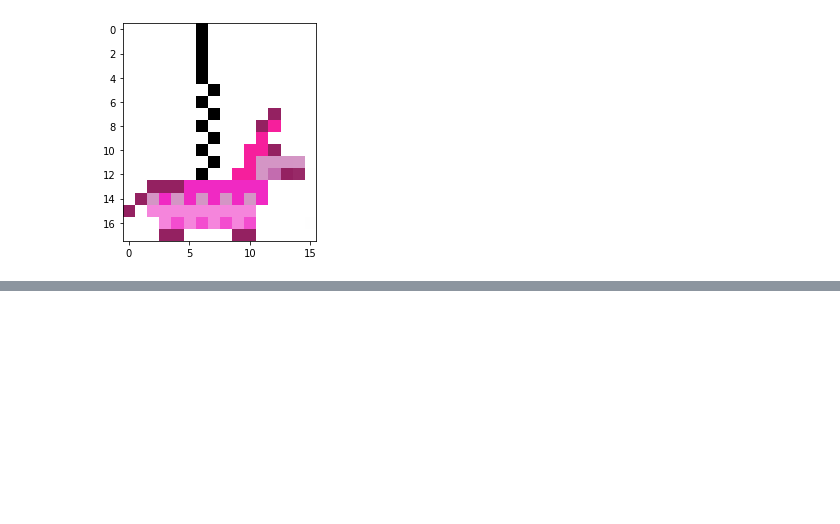
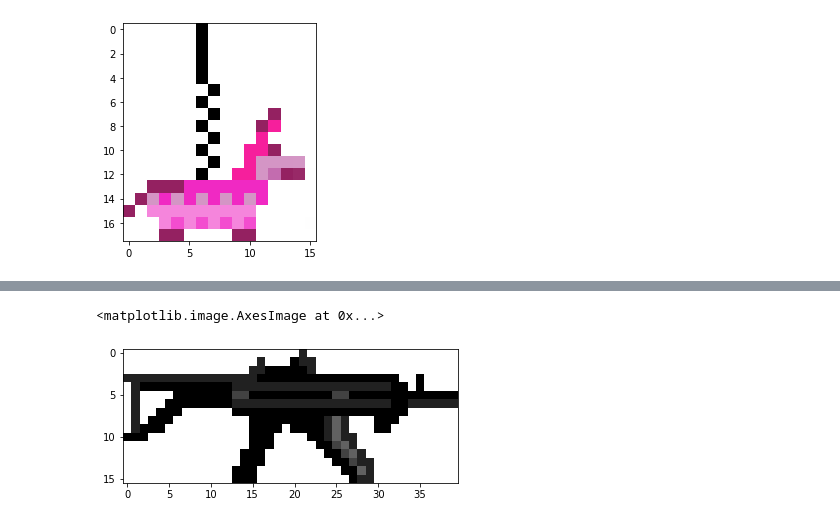
Before and after one commit to piotrostr/pixil-artillery, a Jupyter notebook: main.ipynb, the cells around one changed output, grey strips where cells are left out. Saved outputs shown, nothing was run; the diff lists cells and outputs as text; code cells hidden in the pictures; blank space fills up the shorter version.

```diff
--- a/main.ipynb
+++ b/main.ipynb
@@ -58,0 +115,5 @@ np.testing.assert_equal(pinata_spaz, pinata_deagle)
+# %%
+plt.imshow(mp5[from_idx + upper_idx: from_idx + lower_idx, left_idx:])
+# %% [output]
+<matplotlib.image.AxesImage at 0x...>
+[figure, added]
```
Also changed, not shown: parts of 18 cells of this notebook, 2 other files.
